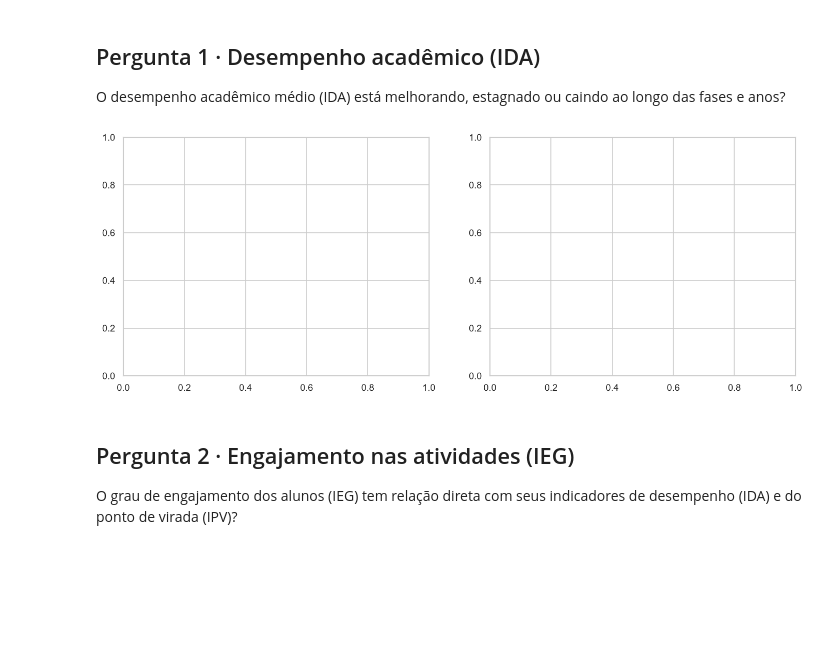
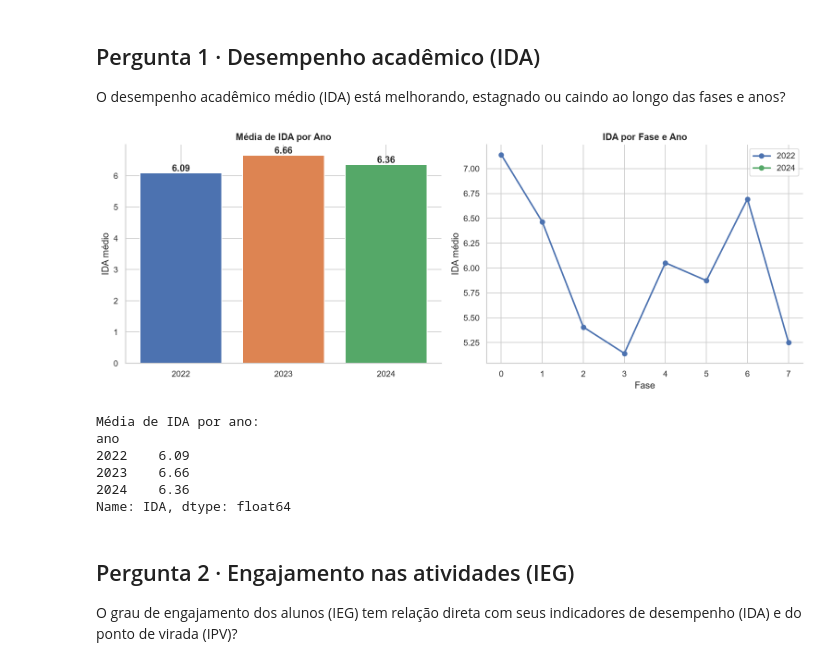
Before and after one commit to Jonathan-Paixao/datathon-fiap, a Jupyter notebook: eda/EDA_PassosMagicos.ipynb, the cells around one changed output. Saved outputs shown, nothing was run; the diff lists cells and outputs as text; code cells hidden in the pictures; blank space fills up the shorter version.

```diff
--- a/eda/EDA_PassosMagicos.ipynb
+++ b/eda/EDA_PassosMagicos.ipynb
@@ -212,11 +212,44 @@ Crescimento total 2022→2024: 34.4%
 ## Pergunta 1 · Desempenho acadêmico (IDA)
 
 O desempenho acadêmico médio (IDA) está melhorando, estagnado ou caindo ao longo das fases e anos?
-# %%
-## Desenvolver novo graph 2
-fig, axes = plt.subplots(1, 2, figsize=(14, 5))
-# %% [output]
-[figure, removed]
+# %%
+
+ida_year = df_all.groupby('ano')['IDA'].mean().round(2)
+
+fig, axes = plt.subplots(1, 2, figsize=(13, 5))
+
+axes[0].bar(ida_year.index.astype(str), ida_year.values, color=COLORS[:3],
+             edgecolor='white', linewidth=1.2)
+for x, y in zip(ida_year.index.astype(str), ida_year.values):
+    axes[0].text(x, y + 0.05, f'{y:.2f}', ha='center', fontweight='bold')
+axes[0].set_title('Média de IDA por Ano', fontweight='bold')
+axes[0].set_ylabel('IDA médio')
+
+phase_ida = (df_all.groupby(['Fase', 'ano'])['IDA'].mean().reset_index())
+for i, ano in enumerate([2022, 2023, 2024]):
+    sub = phase_ida[phase_ida['ano'] == ano].sort_values('Fase')
+    if not sub.empty:
+        axes[1].plot(sub['Fase'], sub['IDA'], marker='o', label=str(ano),
+                     color=COLORS[i], linewidth=2, markersize=6)
+axes[1].set_title('IDA por Fase e Ano', fontweight='bold')
+axes[1].set_xlabel('Fase')
+axes[1].set_ylabel('IDA médio')
+axes[1].legend()
+
+sns.despine()
+plt.tight_layout()
+plt.show()
+
+print('Média de IDA por ano:')
+print(ida_year)
+# %% [output]
+[figure, added]
+Média de IDA por ano:
+ano
+2022    6.09
+2023    6.66
+2024    6.36
+Name: IDA, dtype: float64
 # %% [markdown]
 ## Pergunta 2 · Engajamento nas atividades (IEG)
 
```
Also changed, not shown: parts of 6 cells of this notebook.
